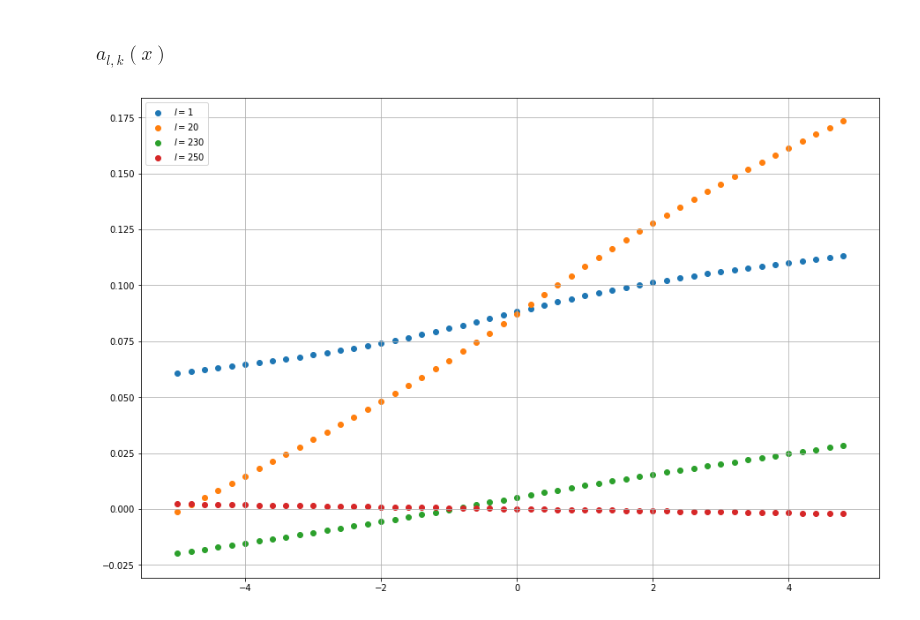
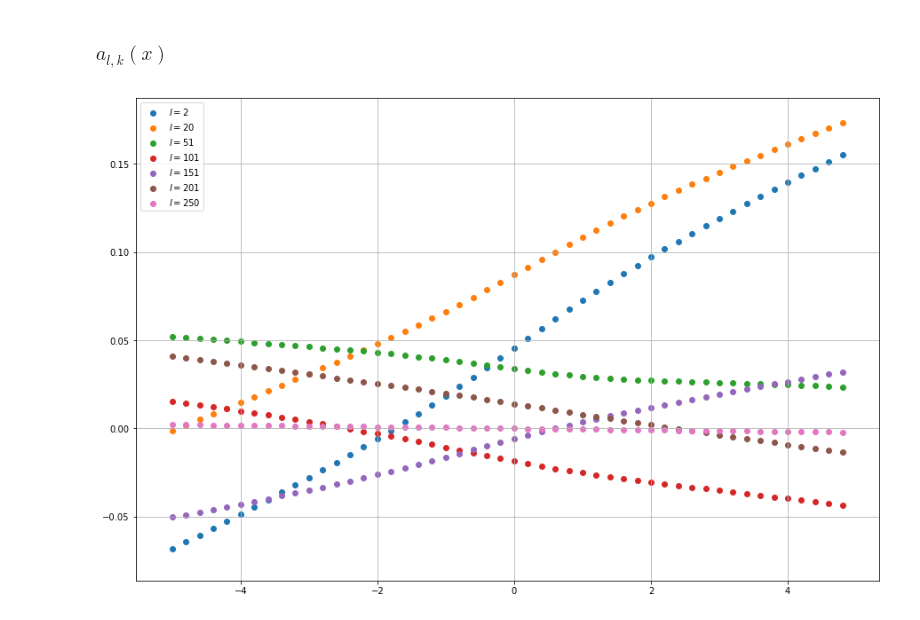
Before and after one commit to ShagadatovNurlan/VR-MCMC, a Jupyter notebook: Algo2_full_research_dimension1.ipynb, the cells around one changed output. Saved outputs shown, nothing was run; the diff lists cells and outputs as text; code cells hidden in the pictures.

```diff
--- a/Algo2_full_research_dimension1.ipynb
+++ b/Algo2_full_research_dimension1.ipynb
@@ -283,14 +283,18 @@ def a_lk_by_grid(grid, l, n, N_train):
             tmp[i,j] = tmp[i,j] * noise[j, 0]
 
     return tmp.mean(axis = 1)
+# %%
+a_grid = np.zeros((n, grid.shape[0]))
+for l in tqdm(range(1,n)):
+    a_grid[l] = a_lk_by_grid(grid, l, n, N_train)
 # %%
 plt.figure(figsize=(15,10))
 
-for l in [0,19,229,249]:
-    plt.scatter(grid,a_lk_by_grid(grid, l, n, N_train), label = r"$l = {}$".format(l+1))
+for l in [1,19,50, 100,150, 200,249]:
+    plt.scatter(grid, a_grid[l], label = r"$l = {}$".format(l+1))
 plt.legend()
 plt.grid()
 # plt.xlim(-1,1)
 plt.show()
 # %% [output]
-[figure, old version]
+[figure, new version]
```
